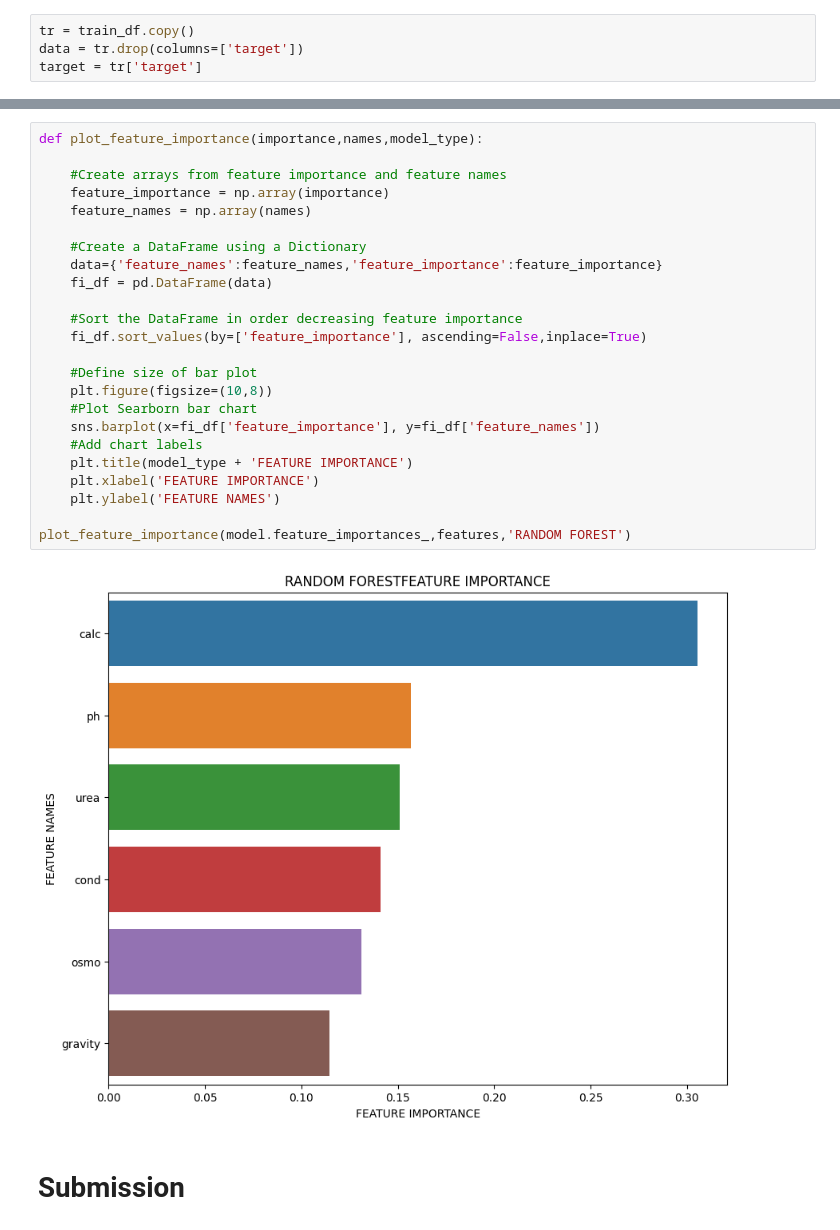
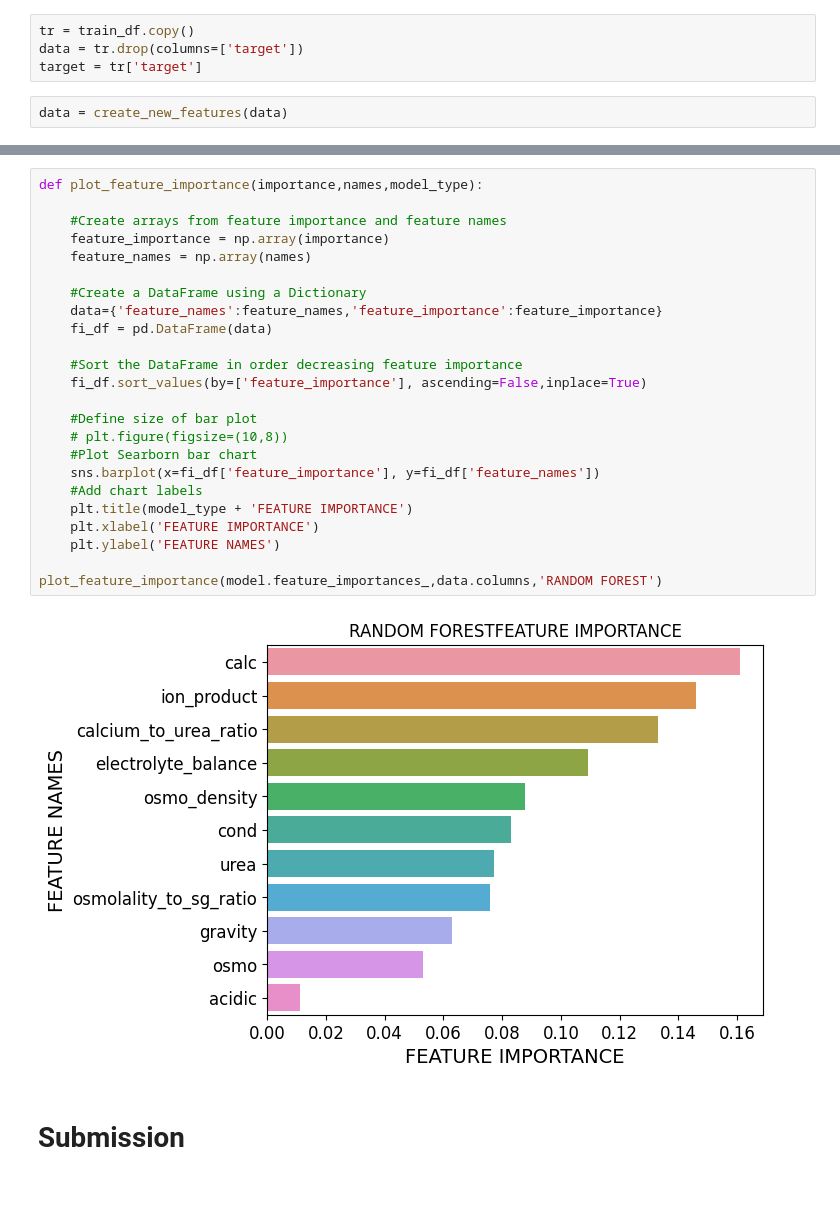
Before and after one commit to ayushmehraa/Kidney-stone-prediction, a Jupyter notebook: notebook.ipynb, the cells around one changed output, grey strips where cells are left out. Drawn from its saved outputs; the diff is of its cells as text; blank space fills up the shorter version.

```diff
--- a/notebook.ipynb
+++ b/notebook.ipynb
@@ -260,3 +262,5 @@ sns.heatmap(corr, annot=True, mask = matrix)
 tr = train_df.copy()
 data = tr.drop(columns=['target'])
 target = tr['target']
+# %%
+data = create_new_features(data)
@@ -329,29 +350,29 @@ array([0.11444243, 0.15674335, 0.13109011, 0.14120499, 0.15082181,
 # %%
 def plot_feature_importance(importance,names,model_type):
 
     #Create arrays from feature importance and feature names
     feature_importance = np.array(importance)
     feature_names = np.array(names)
 
     #Create a DataFrame using a Dictionary
     data={'feature_names':feature_names,'feature_importance':feature_importance}
     fi_df = pd.DataFrame(data)
 
     #Sort the DataFrame in order decreasing feature importance
     fi_df.sort_values(by=['feature_importance'], ascending=False,inplace=True)
 
     #Define size of bar plot
-    plt.figure(figsize=(10,8))
+    # plt.figure(figsize=(10,8))
     #Plot Searborn bar chart
     sns.barplot(x=fi_df['feature_importance'], y=fi_df['feature_names'])
     #Add chart labels
     plt.title(model_type + 'FEATURE IMPORTANCE')
     plt.xlabel('FEATURE IMPORTANCE')
     plt.ylabel('FEATURE NAMES')
 
-plot_feature_importance(model.feature_importances_,features,'RANDOM FOREST')
+plot_feature_importance(model.feature_importances_,data.columns,'RANDOM FOREST')
 # %% [output]
-[figure, old version]
+[figure, new version]
 # %% [markdown]
 # Submission
 # %%
```
Also changed, not shown: parts of 15 cells of this notebook.
